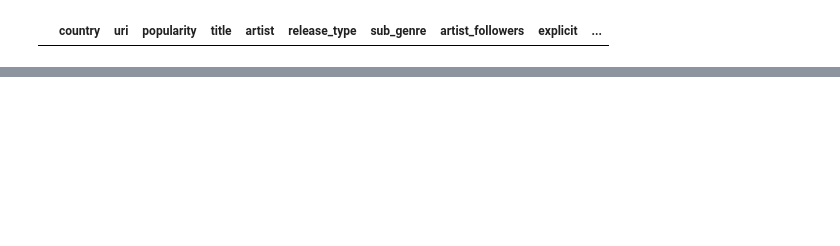
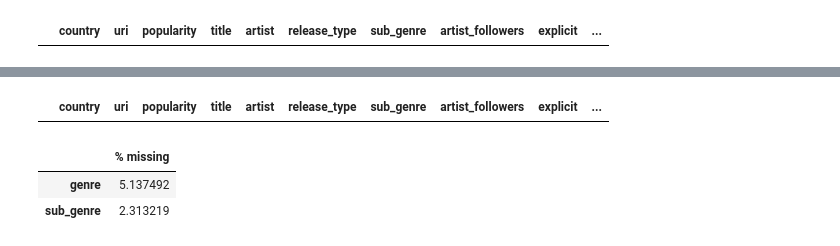
Before and after one commit to MaxiTrien/spotify-data-science-project, a Jupyter notebook: data_cleaning.ipynb, the cells around one changed output, grey strips where cells are left out. Saved outputs shown, nothing was run; the diff lists cells and outputs as text; code cells hidden in the pictures; blank space fills up the shorter version.

Commit message:
Days since release cleaning

```diff
--- a/data_cleaning.ipynb
+++ b/data_cleaning.ipynb
@@ -641,4 +655,4 @@ genre_mode
 Name: genre, dtype: object
 # %%
 # Replace them with genre_mode
-df['genre'].fillna(genre_mode[0], inplace=True)
+#df['genre'].fillna(genre_mode[0], inplace=True)
@@ -688,7 +711,7 @@ df[df['sub_genre'] == 'dance pop']['genre'].unique()
 array(['pop'], dtype=object)
 # %%
 # Replace them with sub_genre_mode
-df['sub_genre'].fillna(sub_genre_mode[0], inplace=True)
+#df['sub_genre'].fillna(sub_genre_mode[0], inplace=True)
 # %%
 # Check again
 df[df['sub_genre'].isna()]['sub_genre'].count
@@ -716,0 +763,19 @@ df[df['released_after_2017'].isna()].head()
+# %%
+# Replace with days calculation from release_date
+df['days_since_release'].fillna(
+    pd.to_datetime('2020-11-14', format='%Y-%m-%d')
+    - pd.to_datetime(df['release_date'], format='%Y-%m-%d')
+    , inplace=True)
+# %%
+# Check again
+df[df['days_since_release'].isna()].head()
+# %% [output]
+|  | country | uri | popularity | title | artist | release_type | sub_genre | artist_followers | explicit | ... |
+# %%
+# How many missing data is left
+missing = pd.DataFrame(df.isna().sum() / df.isna().count() * 100).rename(columns={0:'% missing'}).sort_values(by='% missing', ascending=False)
+missing.loc[~(missing==0).all(axis=1)]
+# %% [output]
+|  | % missing |
+| genre | 5.137492 |
+| sub_genre | 2.313219 |
```
Also changed, not shown: parts of 8 cells of this notebook.
